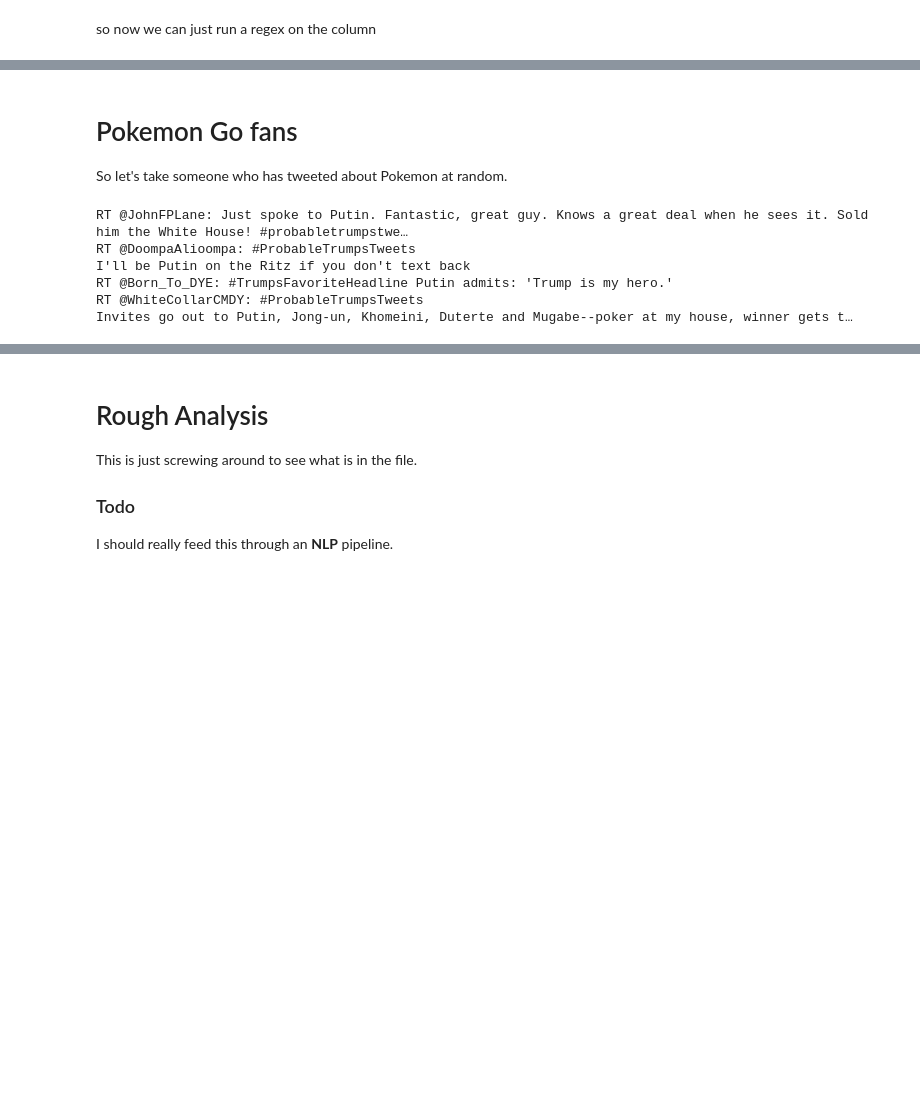
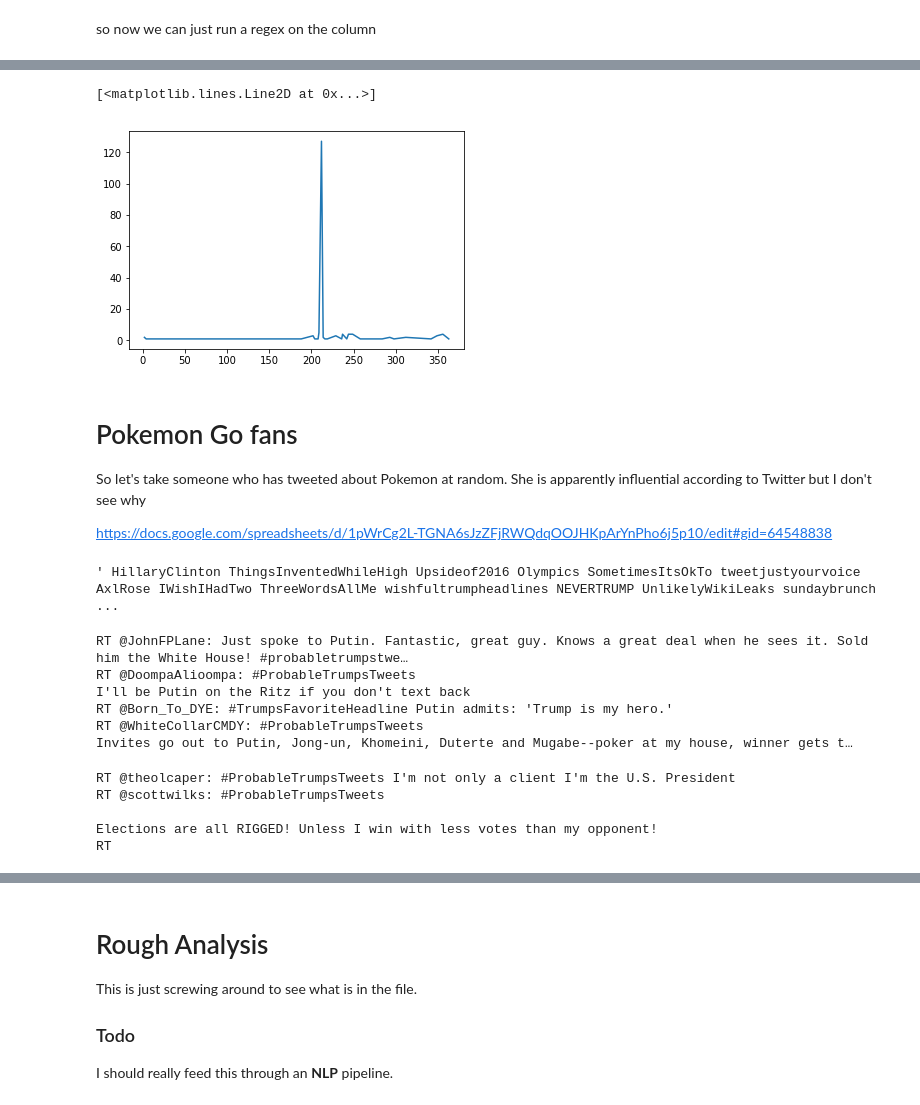
Before and after one commit to macbuse/Fake_Tweets, a Jupyter notebook: russian tweets.ipynb, the cells around one changed output, grey strips where cells are left out. Drawn from its saved outputs; the diff is of its cells as text; code cells hidden in the pictures; blank space fills up the shorter version.

```diff
--- a/russian tweets.ipynb
+++ b/russian tweets.ipynb
@@ -91,5 +93,16 @@ df[mask][:5]
+# %%
+pokemon_date_data  = collections.Counter(df[mask_pokemon].doy).items()
+pokemon_date_data.sort()
+XS,YS = zip(*pokemon_date_data)
+plt.plot(XS,YS)
+# %% [output]
+[<matplotlib.lines.Line2D at 0x...>]
+[figure, added]
 # %% [markdown]
 # Pokemon Go fans
 
 So let's take someone who has tweeted about Pokemon at random.
+She is apparently influential according to Twitter but I don't see why
+
+https://docs.google.com/spreadsheets/d/1pWrCg2L-TGNA6sJzZFjRWQdqOOJHKpArYnPho6j5p10/edit#gid=64548838
 # %%
@@ -98,8 +110,10 @@ subject = df[ df.twitter_screenname == 'traceyhappymom']
 stuff = subject.tweet_text.values
 stuff = stuff.reshape((-1,))
 # %%
-set(hashtag_regex.findall(' '.join(stuff)))
-print
+unique = list(set(hashtag_regex.findall(' '.join(stuff))))
+' '.join(unique)
+# %% [output]
+' HillaryClinton ThingsInventedWhileHigh Upsideof2016 Olympics SometimesItsOkTo tweetjustyourvoice AxlRose IWishIHadTwo ThreeWordsAllMe wishfultrumpheadlines NEVERTRUMP UnlikelyWikiLeaks sundaybrunch  ...
 # %%
 def indexer2tweet_txt(indexer):
     return '\n'.join(indexer.tweet_text.values.reshape((-1,)) )
@@ -120,4 +136,10 @@ RT @WhiteCollarCMDY: #ProbableTrumpsTweets
 Invites go out to Putin, Jong-un, Khomeini, Duterte and Mugabe--poker at my house, winner gets t…
 # %%
 mask = df.tweet_text.str.contains('#ProbableTrumpsTweets', na=False)
-#print indexer2tweet_txt(df[mask])
+print indexer2tweet_txt(df[mask])[:200]
+# %% [output]
+RT @theolcaper: #ProbableTrumpsTweets I'm not only a client I'm the U.S. President
+RT @scottwilks: #ProbableTrumpsTweets
+
+Elections are all RIGGED! Unless I win with less votes than my opponent!
+RT
```
Also changed, not shown: parts of 43 cells of this notebook.
